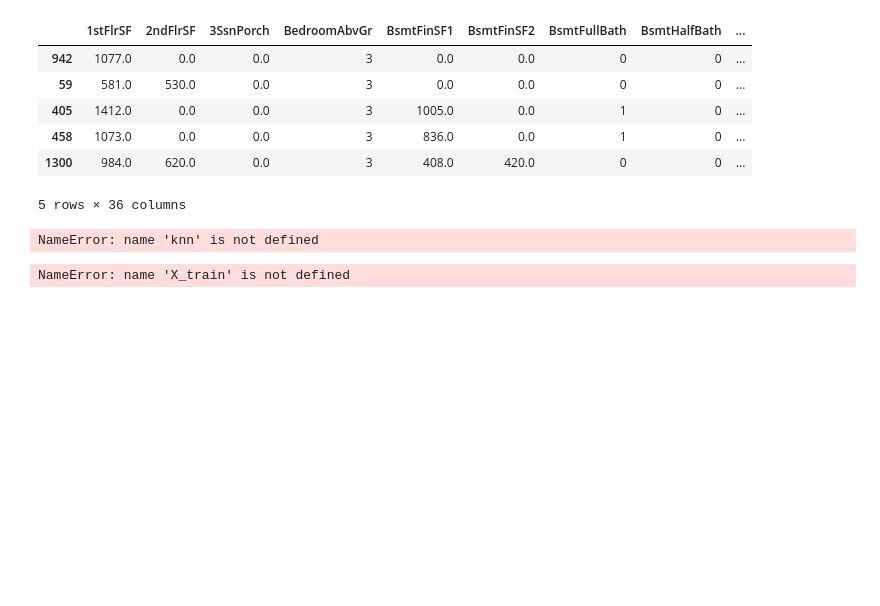
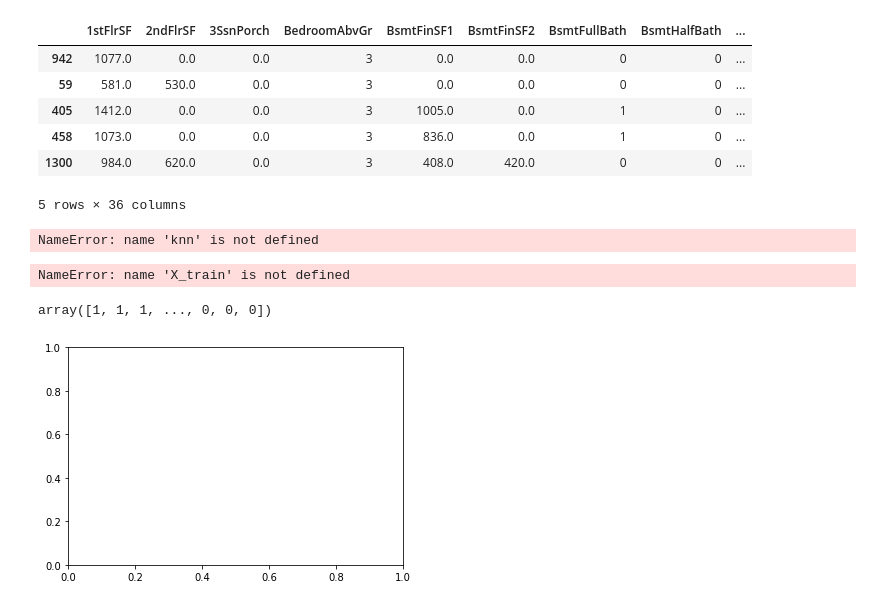
Before and after one commit to rinkunoah/MLpractice, a Jupyter notebook: shreya.ipynb, the cells around one changed output. Cells and saved outputs as stored; diff of their text form; code cells hidden in the pictures; blank space fills up the shorter version.

```diff
--- a/shreya.ipynb
+++ b/shreya.ipynb
@@ -89,3 +89,21 @@ y_predict= LR_model.predict(X_test)
 y_predict
 # %% [output]
 NameError: name 'X_train' is not defined
+# %%
+from sklearn.svm import LinearSVC
+import pandas as pd
+import numpy as np
+import matplotlib.pyplot as plt
+%matplotlib inline
+ax = plt.axes()
+
+x_axis, y_axis = np.arange(0, 1,0.005), np.arange(0, 1,0.005)
+x,y=np.meshgrid(x_axis,y_axis)
+X=pd.DataFrame([x.ravel(),y.ravel()]).T
+ls=LinearSVC()
+ls=ls.fit([[1,2],[0,1]],[0,1])
+y_grid_predictions = ls.predict(X)
+y_grid_predictions
+# %% [output]
+array([1, 1, 1, ..., 0, 0, 0])
+[figure, added]
```
Also changed, not shown: parts of 67 cells of this notebook, 15 other files.
